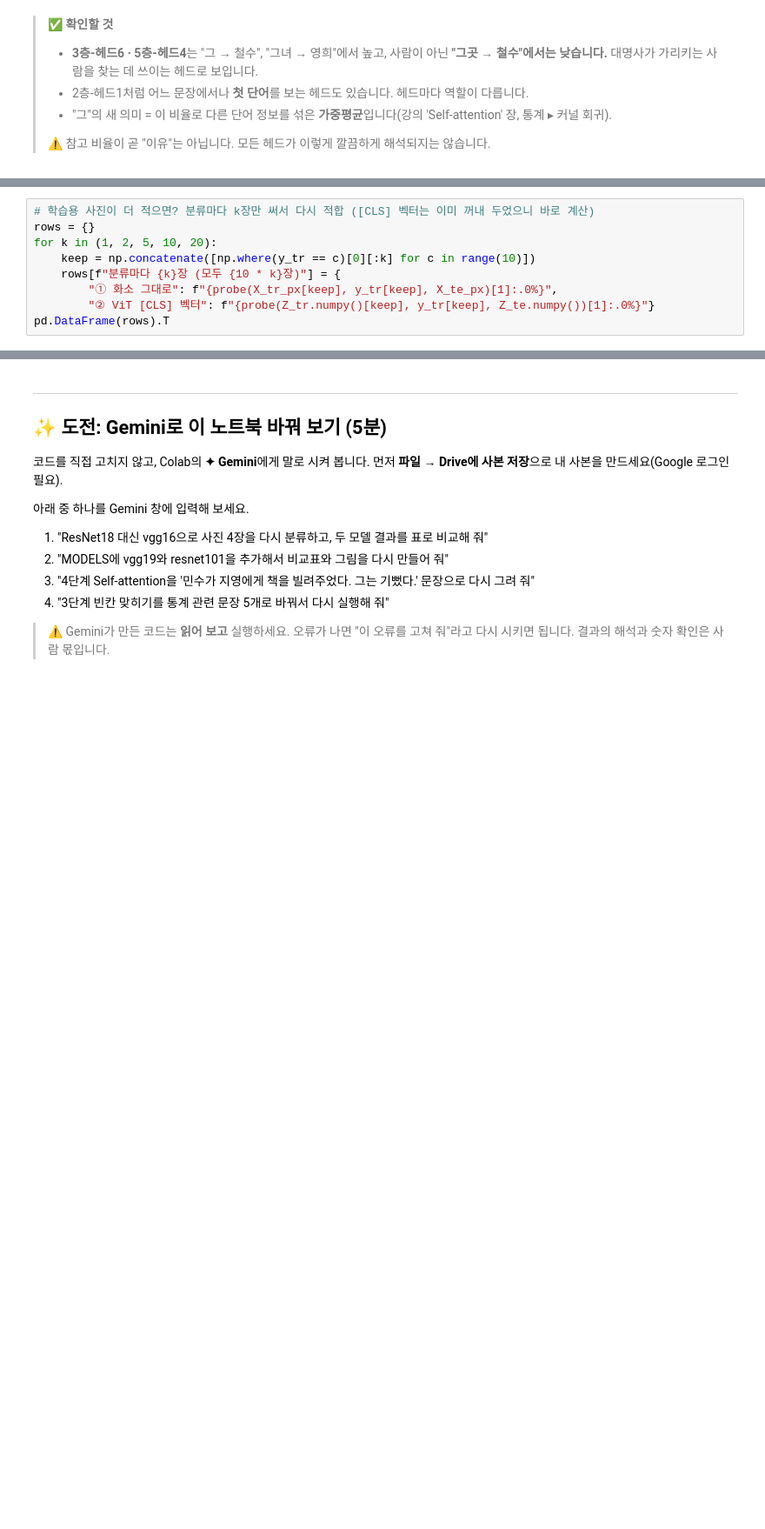
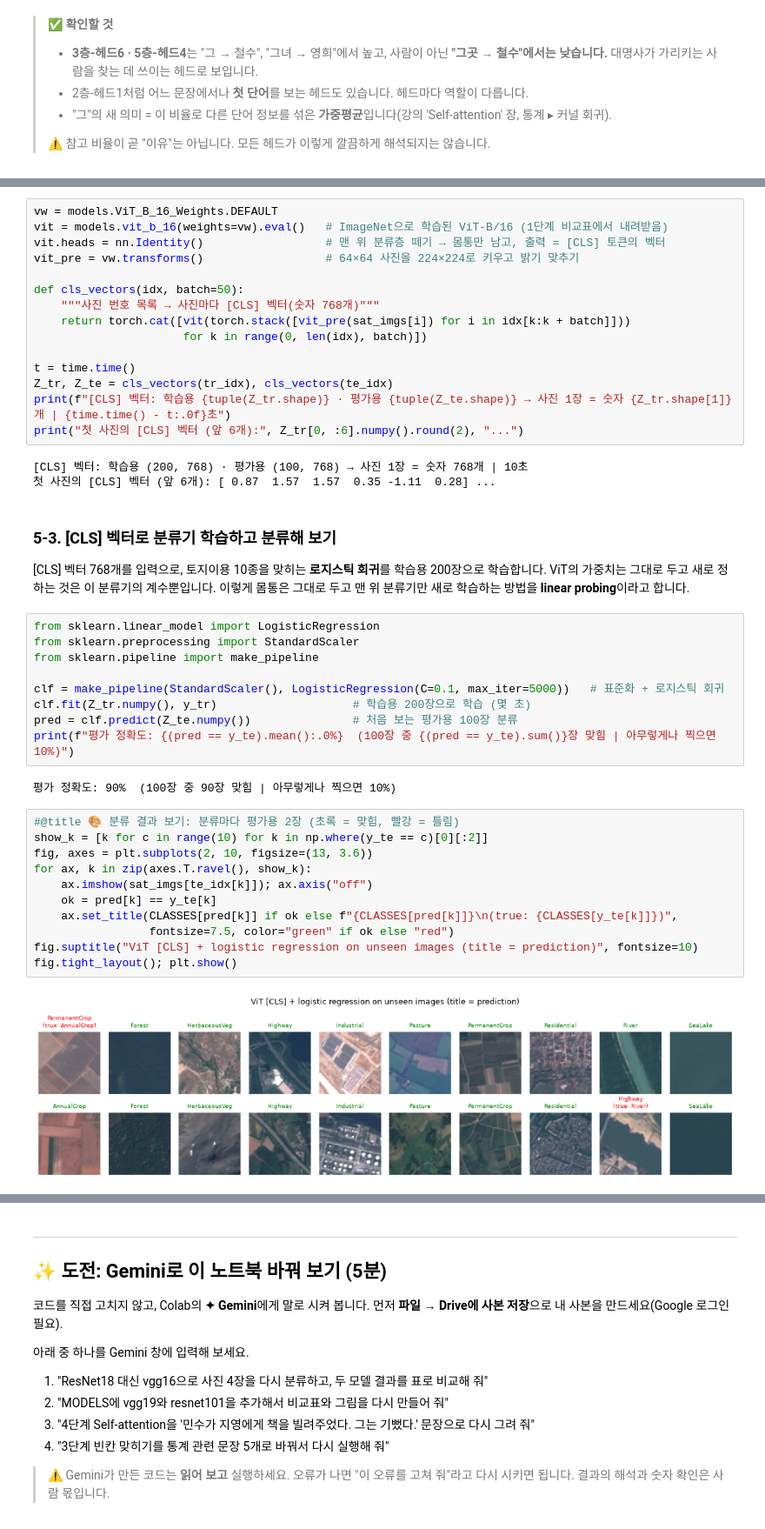
Before and after one commit to sunghoonim/stat-ai-2026, a Jupyter notebook: lab1_inference_cnn_transformer.ipynb, the cells around one changed output, grey strips where cells are left out. Shown at 87% size. Cells and saved outputs as stored; diff of their text form; blank space fills up the shorter version.

```diff
--- a/lab1_inference_cnn_transformer.ipynb
+++ b/lab1_inference_cnn_transformer.ipynb
@@ -537,9 +397,0 @@ ct.style.background_gradient(cmap="Blues", axis=None)
-# %%
-# 학습용 사진이 더 적으면? 분류마다 k장만 써서 다시 적합 ([CLS] 벡터는 이미 꺼내 두었으니 바로 계산)
-rows = {}
-for k in (1, 2, 5, 10, 20):
-    keep = np.concatenate([np.where(y_tr == c)[0][:k] for c in range(10)])
-    rows[f"분류마다 {k}장 (모두 {10 * k}장)"] = {
-        "① 화소 그대로": f"{probe(X_tr_px[keep], y_tr[keep], X_te_px)[1]:.0%}",
-        "② ViT [CLS] 벡터": f"{probe(Z_tr.numpy()[keep], y_tr[keep], Z_te.numpy())[1]:.0%}"}
-pd.DataFrame(rows).T
@@ -560,0 +447,46 @@ pd.DataFrame(rows).T
+# %%
+vw = models.ViT_B_16_Weights.DEFAULT
+vit = models.vit_b_16(weights=vw).eval()   # ImageNet으로 학습된 ViT-B/16 (1단계 비교표에서 내려받음)
+vit.heads = nn.Identity()                  # 맨 위 분류층 떼기 → 몸통만 남고, 출력 = [CLS] 토큰의 벡터
+vit_pre = vw.transforms()                  # 64×64 사진을 224×224로 키우고 밝기 맞추기
+
+def cls_vectors(idx, batch=50):
+    """사진 번호 목록 → 사진마다 [CLS] 벡터(숫자 768개)"""
+    return torch.cat([vit(torch.stack([vit_pre(sat_imgs[i]) for i in idx[k:k + batch]]))
+                      for k in range(0, len(idx), batch)])
+
+t = time.time()
+Z_tr, Z_te = cls_vectors(tr_idx), cls_vectors(te_idx)
+print(f"[CLS] 벡터: 학습용 {tuple(Z_tr.shape)} · 평가용 {tuple(Z_te.shape)} → 사진 1장 = 숫자 {Z_tr.shape[1]}개 | {time.time() - t:.0f}초")
+print("첫 사진의 [CLS] 벡터 (앞 6개):", Z_tr[0, :6].numpy().round(2), "...")
+# %% [output]
+[CLS] 벡터: 학습용 (200, 768) · 평가용 (100, 768) → 사진 1장 = 숫자 768개 | 10초
+첫 사진의 [CLS] 벡터 (앞 6개): [ 0.87  1.57  1.57  0.35 -1.11  0.28] ...
+# %% [markdown]
+### 5-3. [CLS] 벡터로 분류기 학습하고 분류해 보기
+[CLS] 벡터 768개를 입력으로, 토지이용 10종을 맞히는 **로지스틱 회귀**를 학습용 200장으로 학습합니다.
+ViT의 가중치는 그대로 두고 새로 정하는 것은 이 분류기의 계수뿐입니다. 이렇게 몸통은 그대로 두고 맨 위 분류기만 새로 학습하는 방법을 **linear probing**이라고 합니다.
+# %%
+from sklearn.linear_model import LogisticRegression
+from sklearn.preprocessing import StandardScaler
+from sklearn.pipeline import make_pipeline
+
+clf = make_pipeline(StandardScaler(), LogisticRegression(C=0.1, max_iter=5000))   # 표준화 + 로지스틱 회귀
+clf.fit(Z_tr.numpy(), y_tr)                    # 학습용 200장으로 학습 (몇 초)
+pred = clf.predict(Z_te.numpy())               # 처음 보는 평가용 100장 분류
+print(f"평가 정확도: {(pred == y_te).mean():.0%}  (100장 중 {(pred == y_te).sum()}장 맞힘 | 아무렇게나 찍으면 10%)")
+# %% [output]
+평가 정확도: 90%  (100장 중 90장 맞힘 | 아무렇게나 찍으면 10%)
+# %%
+#@title 🎨 분류 결과 보기: 분류마다 평가용 2장 (초록 = 맞힘, 빨강 = 틀림)
+show_k = [k for c in range(10) for k in np.where(y_te == c)[0][:2]]
+fig, axes = plt.subplots(2, 10, figsize=(13, 3.6))
+for ax, k in zip(axes.T.ravel(), show_k):
+    ax.imshow(sat_imgs[te_idx[k]]); ax.axis("off")
+    ok = pred[k] == y_te[k]
+    ax.set_title(CLASSES[pred[k]] if ok else f"{CLASSES[pred[k]]}\n(true: {CLASSES[y_te[k]]})",
+                 fontsize=7.5, color="green" if ok else "red")
+fig.suptitle("ViT [CLS] + logistic regression on unseen images (title = prediction)", fontsize=10)
+fig.tight_layout(); plt.show()
+# %% [output]
+[figure, added]
```
Also changed, not shown: parts of 20 cells of this notebook, 1 other file.
